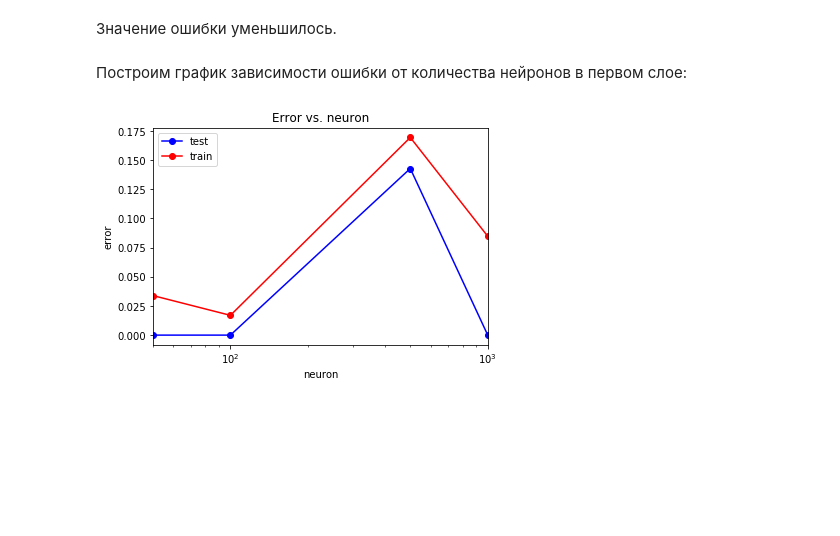
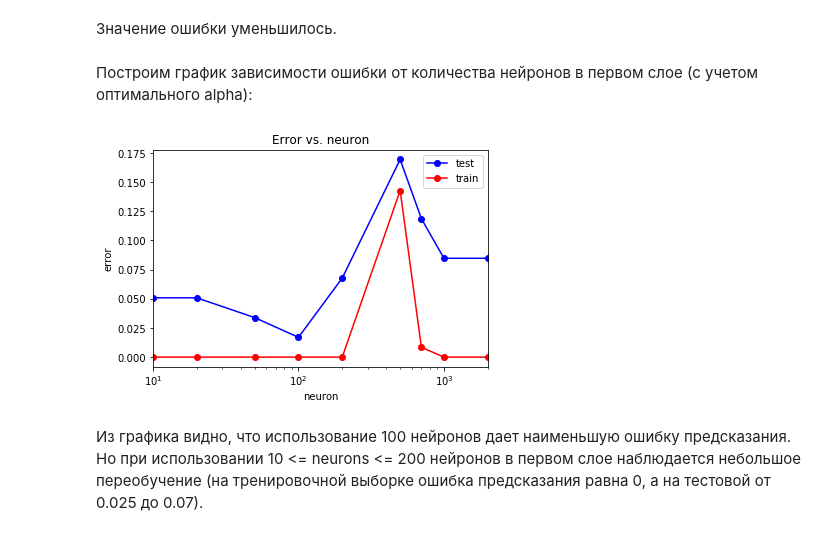
Before and after one commit to ipolyak/Data-Analysis, a Jupyter notebook: wine-analysis.ipynb, the cells around one changed output. Saved outputs shown, nothing was run; the diff lists cells and outputs as text; code cells hidden in the pictures; blank space fills up the shorter version.

```diff
--- a/wine-analysis.ipynb
+++ b/wine-analysis.ipynb
@@ -648,9 +650,9 @@ print(np.mean(y_test != y_test_pred))
 # %% [markdown]
 Значение ошибки уменьшилось.
 # %% [markdown]
-Построим график зависимости ошибки от количества нейронов в первом слое:
+Построим график зависимости ошибки от количества нейронов в первом слое (с учетом оптимального alpha):
 # %%
-neurons_arr = (50, 100, 500, 1000)
+neurons_arr = (10, 20, 50, 100, 200, 500, 700, 1000, 2000)
 test_err = []
 train_err = []
 for neuron in neurons_arr:
@@ -663,13 +665,15 @@ for neuron in neurons_arr:
     train_err.append(np.mean(y_train != y_train_pred))
     test_err.append(np.mean(y_test != y_test_pred))
 # %%
-plt.semilogx(neurons_arr, train_err, 'b-o', label = 'test')
-plt.semilogx(neurons_arr, test_err, 'r-o', label = 'train')
+plt.semilogx(neurons_arr, test_err, 'b-o', label = 'test')
+plt.semilogx(neurons_arr, train_err, 'r-o', label = 'train')
 plt.xlim([np.min(neurons_arr), np.max(neurons_arr)])
 plt.title('Error vs. neuron')
 plt.xlabel('neuron')
 plt.ylabel('error')
 plt.legend()
 pass
 # %% [output]
-[figure, old version]
+[figure, new version]
+# %% [markdown]
+Из графика видно, что использование 100 нейронов дает наименьшую ошибку предсказания. Но при использовании 10 <= neurons <= 200 нейронов в первом слое наблюдается небольшое переобучение (на тренировочной выборке ошибка предсказания равна 0, а на тестовой от 0.025 до 0.07).
```
Also changed, not shown: parts of 2 cells of this notebook.
